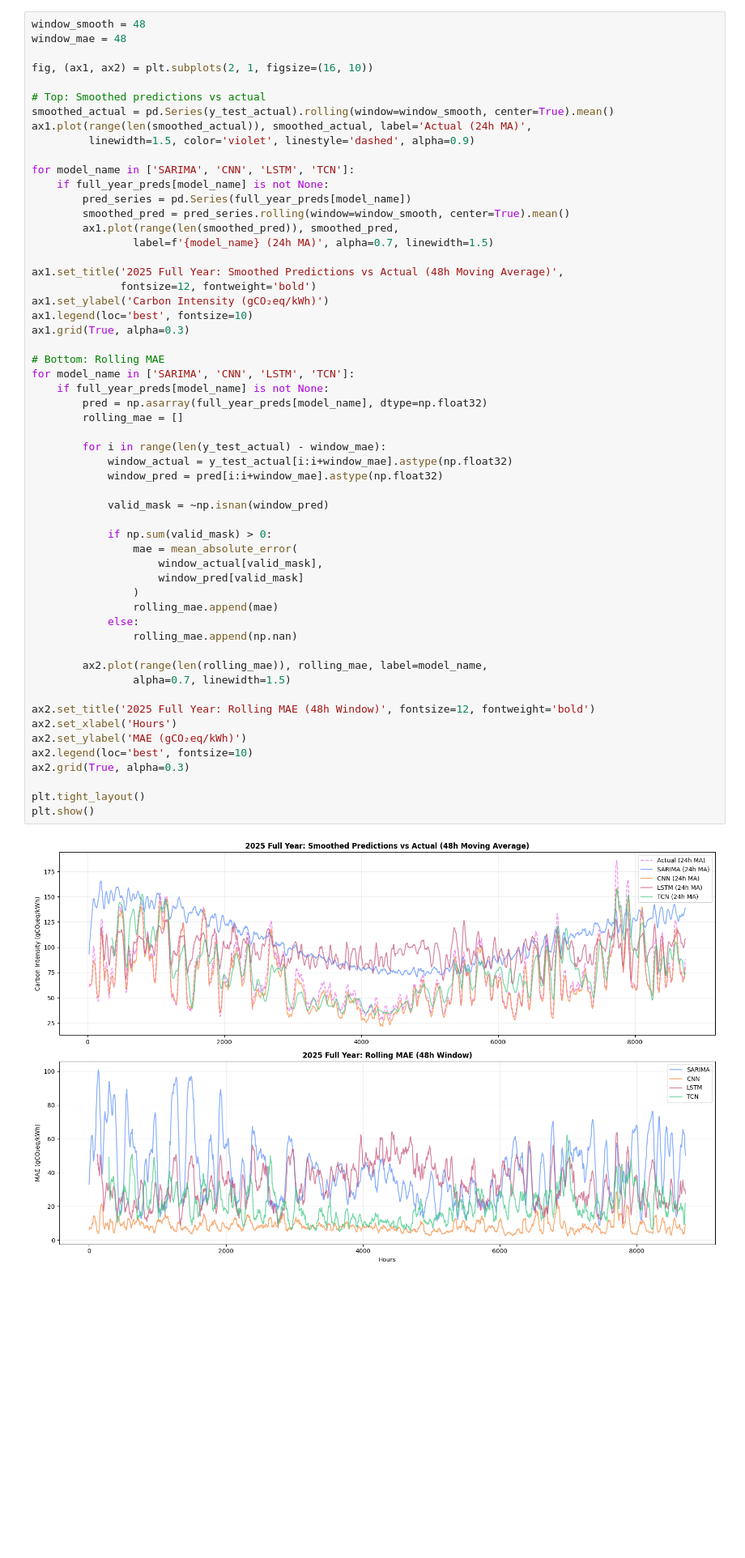
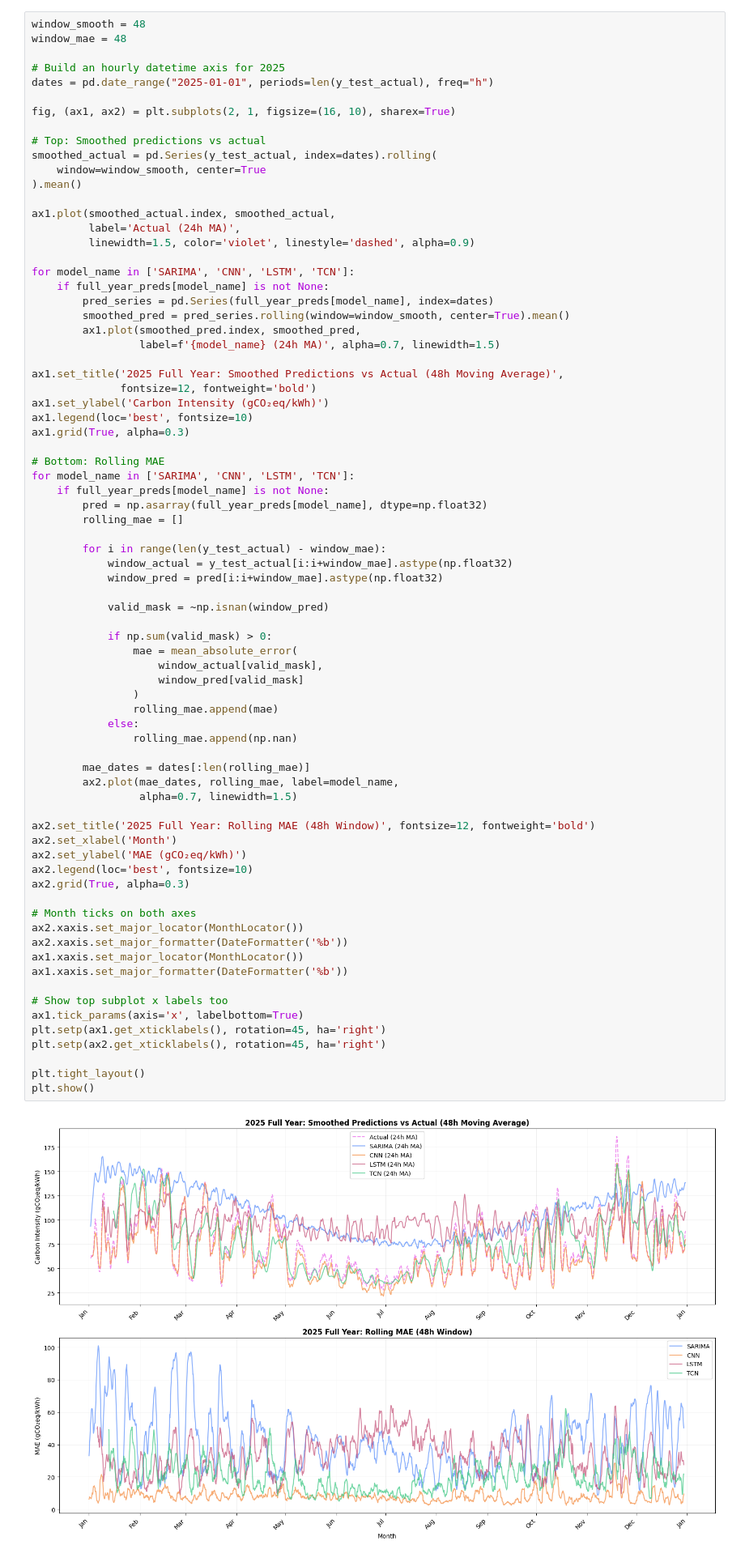
Before and after one commit to The-European-Avengers/MAJJ-ADL-eris, a Jupyter notebook: ml/model_comparison.ipynb, the cells around one changed output. Shown at 81% size. Drawn from its saved outputs; the diff is of its cells as text; blank space fills up the shorter version.

Commit message:
Fixed diagrams for presentation

```diff
--- a/ml/model_comparison.ipynb
+++ b/ml/model_comparison.ipynb
@@ -417,19 +418,26 @@ for model_name in ['SARIMA', 'CNN', 'LSTM', 'TCN']:
 window_smooth = 48
 window_mae = 48
 
-fig, (ax1, ax2) = plt.subplots(2, 1, figsize=(16, 10))
+# Build an hourly datetime axis for 2025
+dates = pd.date_range("2025-01-01", periods=len(y_test_actual), freq="h")
+
+fig, (ax1, ax2) = plt.subplots(2, 1, figsize=(16, 10), sharex=True)
 
 # Top: Smoothed predictions vs actual
-smoothed_actual = pd.Series(y_test_actual).rolling(window=window_smooth, center=True).mean()
-ax1.plot(range(len(smoothed_actual)), smoothed_actual, label='Actual (24h MA)',
+smoothed_actual = pd.Series(y_test_actual, index=dates).rolling(
+    window=window_smooth, center=True
+).mean()
+
+ax1.plot(smoothed_actual.index, smoothed_actual,
+         label='Actual (24h MA)',
          linewidth=1.5, color='violet', linestyle='dashed', alpha=0.9)
 
 for model_name in ['SARIMA', 'CNN', 'LSTM', 'TCN']:
     if full_year_preds[model_name] is not None:
-        pred_series = pd.Series(full_year_preds[model_name])
+        pred_series = pd.Series(full_year_preds[model_name], index=dates)
         smoothed_pred = pred_series.rolling(window=window_smooth, center=True).mean()
-        ax1.plot(range(len(smoothed_pred)), smoothed_pred,
-                label=f'{model_name} (24h MA)', alpha=0.7, linewidth=1.5)
+        ax1.plot(smoothed_pred.index, smoothed_pred,
+                 label=f'{model_name} (24h MA)', alpha=0.7, linewidth=1.5)
 
 ax1.set_title('2025 Full Year: Smoothed Predictions vs Actual (48h Moving Average)',
               fontsize=12, fontweight='bold')
@@ -440,37 +448,49 @@ ax1.grid(True, alpha=0.3)
 # Bottom: Rolling MAE
 for model_name in ['SARIMA', 'CNN', 'LSTM', 'TCN']:
     if full_year_preds[model_name] is not None:
         pred = np.asarray(full_year_preds[model_name], dtype=np.float32)
         rolling_mae = []
 
         for i in range(len(y_test_actual) - window_mae):
             window_actual = y_test_actual[i:i+window_mae].astype(np.float32)
             window_pred = pred[i:i+window_mae].astype(np.float32)
 
             valid_mask = ~np.isnan(window_pred)
 
             if np.sum(valid_mask) > 0:
                 mae = mean_absolute_error(
                     window_actual[valid_mask],
                     window_pred[valid_mask]
                 )
                 rolling_mae.append(mae)
             else:
                 rolling_mae.append(np.nan)
 
-        ax2.plot(range(len(rolling_mae)), rolling_mae, label=model_name,
-                alpha=0.7, linewidth=1.5)
+        mae_dates = dates[:len(rolling_mae)]
+        ax2.plot(mae_dates, rolling_mae, label=model_name,
+                 alpha=0.7, linewidth=1.5)
 
 ax2.set_title('2025 Full Year: Rolling MAE (48h Window)', fontsize=12, fontweight='bold')
-ax2.set_xlabel('Hours')
+ax2.set_xlabel('Month')
 ax2.set_ylabel('MAE (gCO₂eq/kWh)')
 ax2.legend(loc='best', fontsize=10)
 ax2.grid(True, alpha=0.3)
 
+# Month ticks on both axes
+ax2.xaxis.set_major_locator(MonthLocator())
+ax2.xaxis.set_major_formatter(DateFormatter('%b'))
+ax1.xaxis.set_major_locator(MonthLocator())
+ax1.xaxis.set_major_formatter(DateFormatter('%b'))
+
+# Show top subplot x labels too
+ax1.tick_params(axis='x', labelbottom=True)
+plt.setp(ax1.get_xticklabels(), rotation=45, ha='right')
+plt.setp(ax2.get_xticklabels(), rotation=45, ha='right')
+
 plt.tight_layout()
 plt.show()
 # %% [output]
-[figure, old version]
+[figure, new version]
 # %% [markdown]
 # Visualization - Metrics Comparison
 # %%
```
Also changed, not shown: parts of 4 cells of this notebook, 2 other files.
